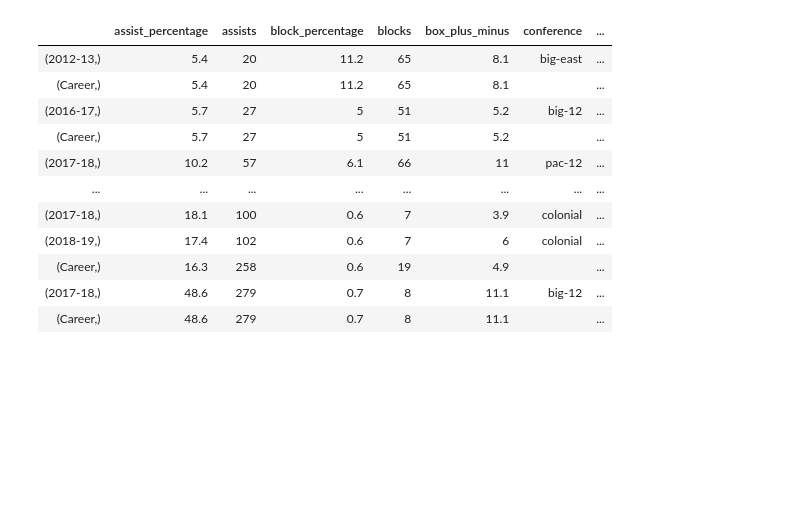
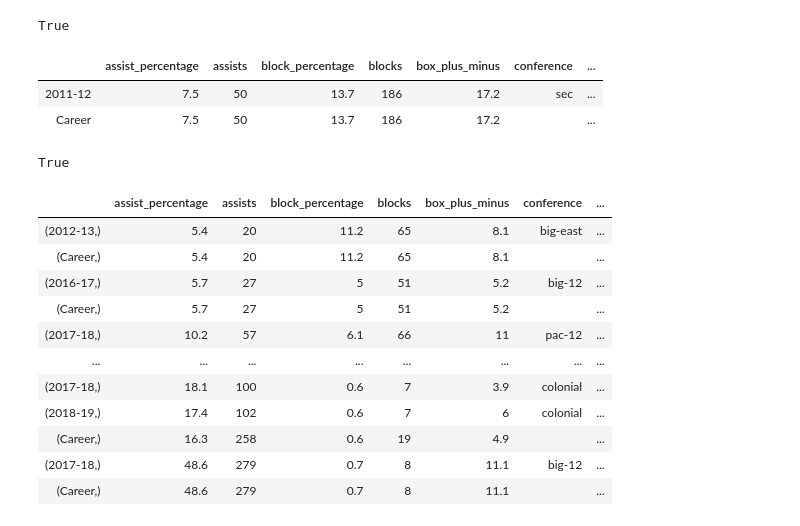
Before and after one commit to aseem645/SIADS591_Project, a Jupyter notebook: NBA_API_Notebook.ipynb, the cells around one changed output. Drawn from its saved outputs; the diff is of its cells as text; code cells hidden in the pictures; blank space fills up the shorter version.

```diff
--- a/NBA_API_Notebook.ipynb
+++ b/NBA_API_Notebook.ipynb
@@ -321,6 +158,12 @@ allplayersnba['NAME'] = allplayersnba['NAME'].str.replace(',', '')
 allplayersnba = allplayersnba.dropna(subset=['COLLEGE'])
 nba_ncaaplayers = allplayersnba['NAME'].to_list()
 #nba_ncaaplayers
+# %%
+#Check to see if Anthony Davis is in the nba_ncaaplayers list
+'Anthony Davis' in nba_ncaaplayers
+#So Anthony Davis is in the nba_ncaaplayers list
+# %% [output]
+True
 # %%
 from sportsreference.ncaab.teams import Teams
 from sportsreference.ncaab.roster import Roster
@@ -389,6 +232,12 @@ def ncaa_playerdf(player_lst):
         except:
             next
     return player_df
+# %%
+Player('anthony-davis-5').dataframe
+# %% [output]
+|  | assist_percentage | assists | block_percentage | blocks | box_plus_minus | conference | ... |
+| 2011-12 | 7.5 | 50 | 13.7 | 186 | 17.2 | sec | ... |
+| Career | 7.5 | 50 | 13.7 | 186 | 17.2 |  | ... |
 # %%
 # purdue = Roster('DUKE', '2017')
 # for player in purdue.players:
@@ -417,4 +266,11 @@ def ncaa_playerdf(player_lst):
 #     return player_list
 
 # sample_list = player_collection_ncaa(random.sample(team_lst,10))
+# %%
+'anthony-davis-1' in playerformat_ncaa(nba_ncaaplayers)
+#Anthony Davis is in the list still after running it through the playerformat_ncaa function
+#Therefore the ncaa_playerdf function must be filtering it out somehwo
+#Time to investigate!
+# %% [output]
+True
 # %%
```
Also changed, not shown: parts of 62 cells of this notebook, 1 other file.
